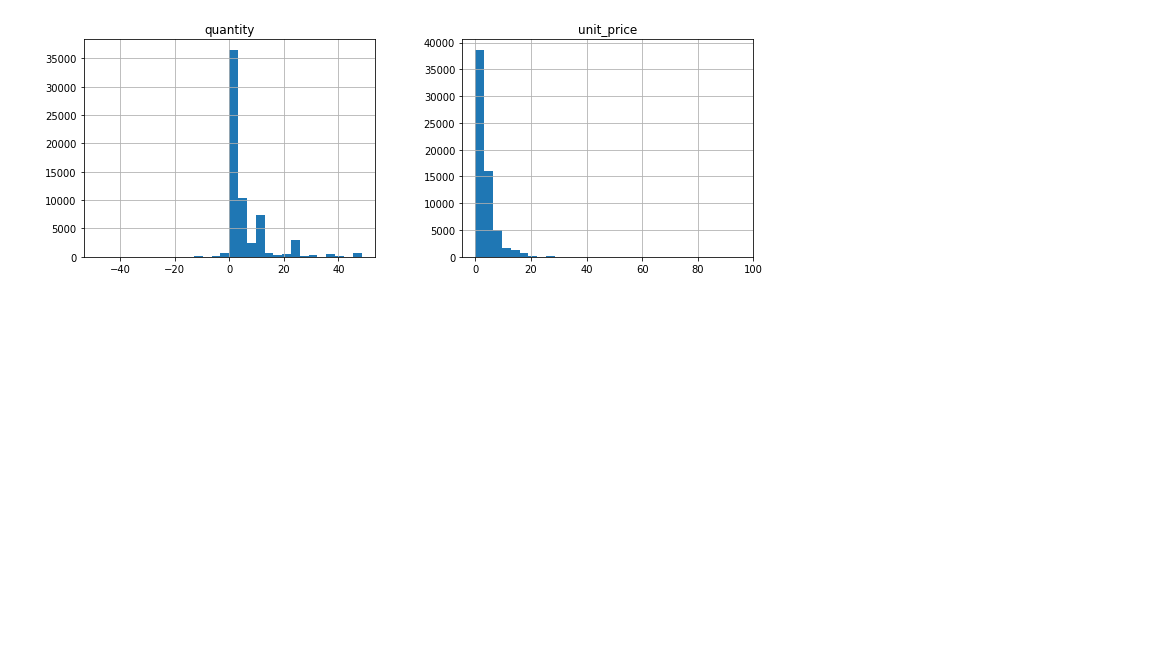
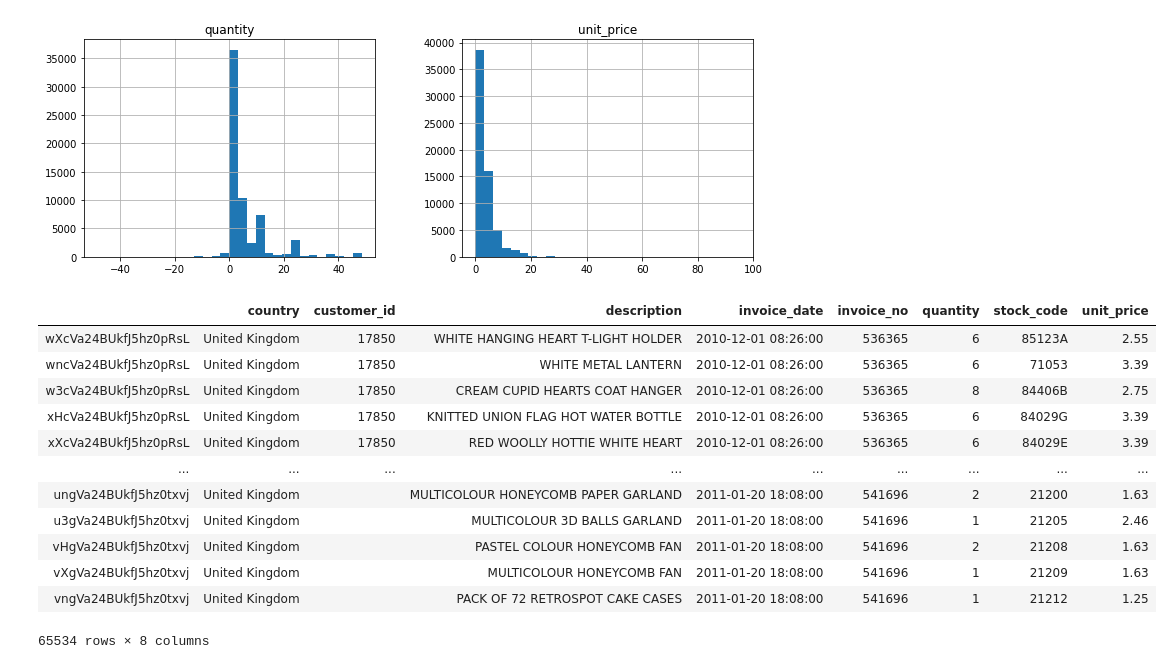
Before and after one commit to elastic/eland, a Jupyter notebook: example/Online Retail Analysis.ipynb, the cells around one changed output. Drawn from its saved outputs; the diff is of its cells as text; code cells hidden in the pictures; blank space fills up the shorter version.

```diff
--- a/example/Online Retail Analysis.ipynb
+++ b/example/Online Retail Analysis.ipynb
@@ -209,3 +221,21 @@ array([[<matplotlib.axes._subplots.AxesSubplot object at 0x...>,
         <matplotlib.axes._subplots.AxesSubplot object at 0x...>]],
       dtype=object)
 [figure]
+# %%
+pddf = ed.eland_to_pandas(df)
+# %%
+pddf
+# %% [output]
+|  | country | customer_id | description | invoice_date | invoice_no | quantity | stock_code | unit_price |
+| wXcVa24BUkfJ5hz0pRsL | United Kingdom | 17850 | WHITE HANGING HEART T-LIGHT HOLDER | 2010-12-01 08:26:00 | 536365 | 6 | 85123A | 2.55 |
+| wncVa24BUkfJ5hz0pRsL | United Kingdom | 17850 | WHITE METAL LANTERN | 2010-12-01 08:26:00 | 536365 | 6 | 71053 | 3.39 |
+| w3cVa24BUkfJ5hz0pRsL | United Kingdom | 17850 | CREAM CUPID HEARTS COAT HANGER | 2010-12-01 08:26:00 | 536365 | 8 | 84406B | 2.75 |
+| xHcVa24BUkfJ5hz0pRsL | United Kingdom | 17850 | KNITTED UNION FLAG HOT WATER BOTTLE | 2010-12-01 08:26:00 | 536365 | 6 | 84029G | 3.39 |
+| xXcVa24BUkfJ5hz0pRsL | United Kingdom | 17850 | RED WOOLLY HOTTIE WHITE HEART | 2010-12-01 08:26:00 | 536365 | 6 | 84029E | 3.39 |
+| ... | ... | ... | ... | ... | ... | ... | ... | ... |
+| ungVa24BUkfJ5hz0txvj | United Kingdom |  | MULTICOLOUR HONEYCOMB PAPER GARLAND | 2011-01-20 18:08:00 | 541696 | 2 | 21200 | 1.63 |
+| u3gVa24BUkfJ5hz0txvj | United Kingdom |  | MULTICOLOUR 3D BALLS GARLAND | 2011-01-20 18:08:00 | 541696 | 1 | 21205 | 2.46 |
+| vHgVa24BUkfJ5hz0txvj | United Kingdom |  | PASTEL COLOUR HONEYCOMB FAN | 2011-01-20 18:08:00 | 541696 | 2 | 21208 | 1.63 |
+| vXgVa24BUkfJ5hz0txvj | United Kingdom |  | MULTICOLOUR HONEYCOMB FAN | 2011-01-20 18:08:00 | 541696 | 1 | 21209 | 1.63 |
+| vngVa24BUkfJ5hz0txvj | United Kingdom |  | PACK OF 72 RETROSPOT CAKE CASES | 2011-01-20 18:08:00 | 541696 | 1 | 21212 | 1.25 |
+65534 rows × 8 columns
```
Also changed, not shown: parts of 4 cells of this notebook.
